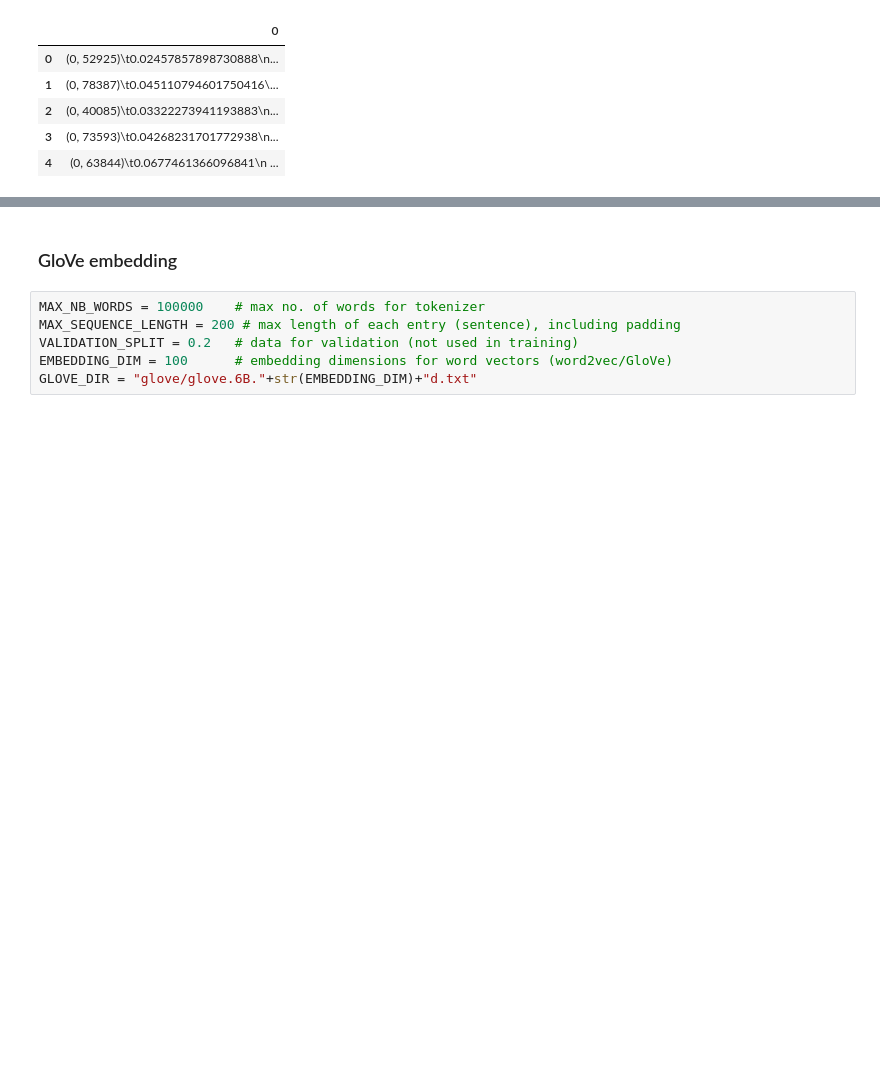
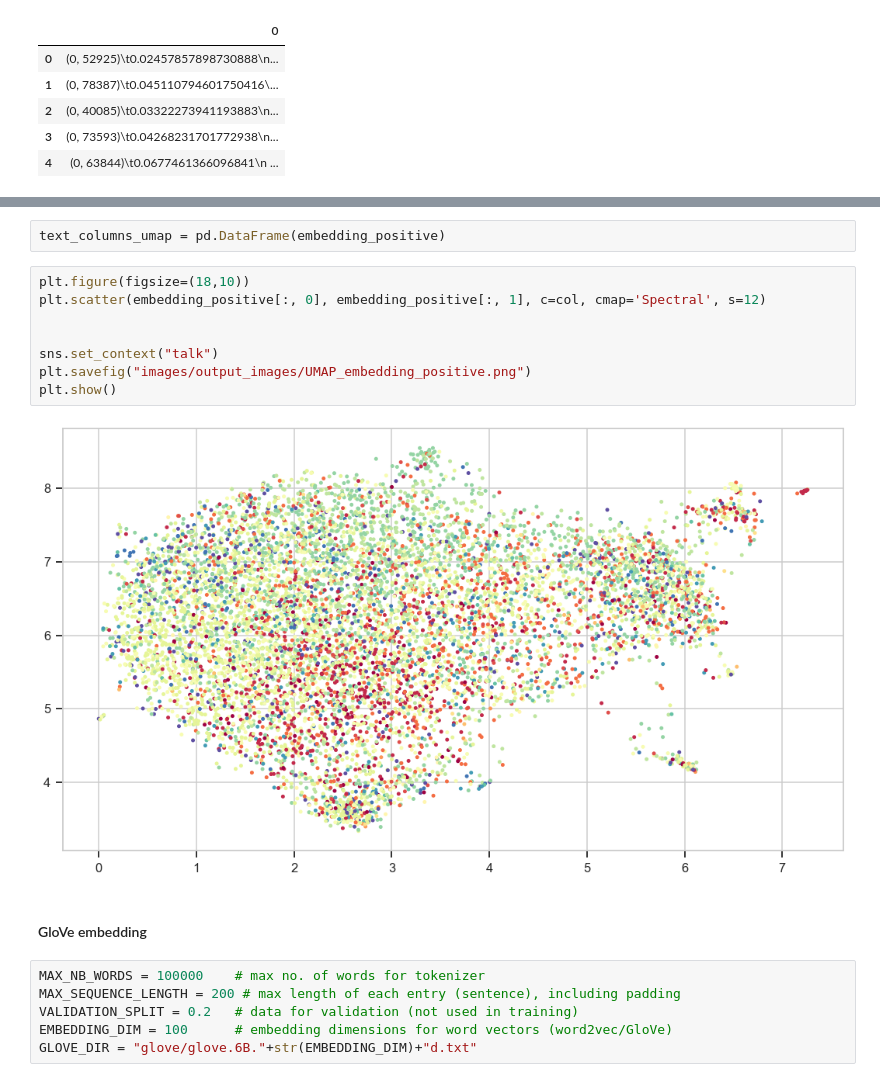
Before and after one commit to mikongame/project-final, a Jupyter notebook: your-project/2_MBTI Preprocessing.ipynb, the cells around one changed output, grey strips where cells are left out. Saved outputs shown, nothing was run; the diff lists cells and outputs as text; blank space fills up the shorter version.

Commit message:
improved embedding

```diff
--- a/your-project/2_MBTI Preprocessing.ipynb
+++ b/your-project/2_MBTI Preprocessing.ipynb
@@ -399,5 +555,17 @@ tfidf_df.head()
+# %%
+text_columns_umap = pd.DataFrame(embedding_positive)
+# %%
+plt.figure(figsize=(18,10))
+plt.scatter(embedding_positive[:, 0], embedding_positive[:, 1], c=col, cmap='Spectral', s=12)
+
+
+sns.set_context("talk")
+plt.savefig("images/output_images/UMAP_embedding_positive.png")
+plt.show()
+# %% [output]
+[figure, added]
 # %% [markdown]
-### GloVe embedding
+#### GloVe embedding
 # %%
 MAX_NB_WORDS = 100000    # max no. of words for tokenizer
 MAX_SEQUENCE_LENGTH = 200 # max length of each entry (sentence), including padding
```
Also changed, not shown: parts of 78 cells of this notebook, 14 other files.
